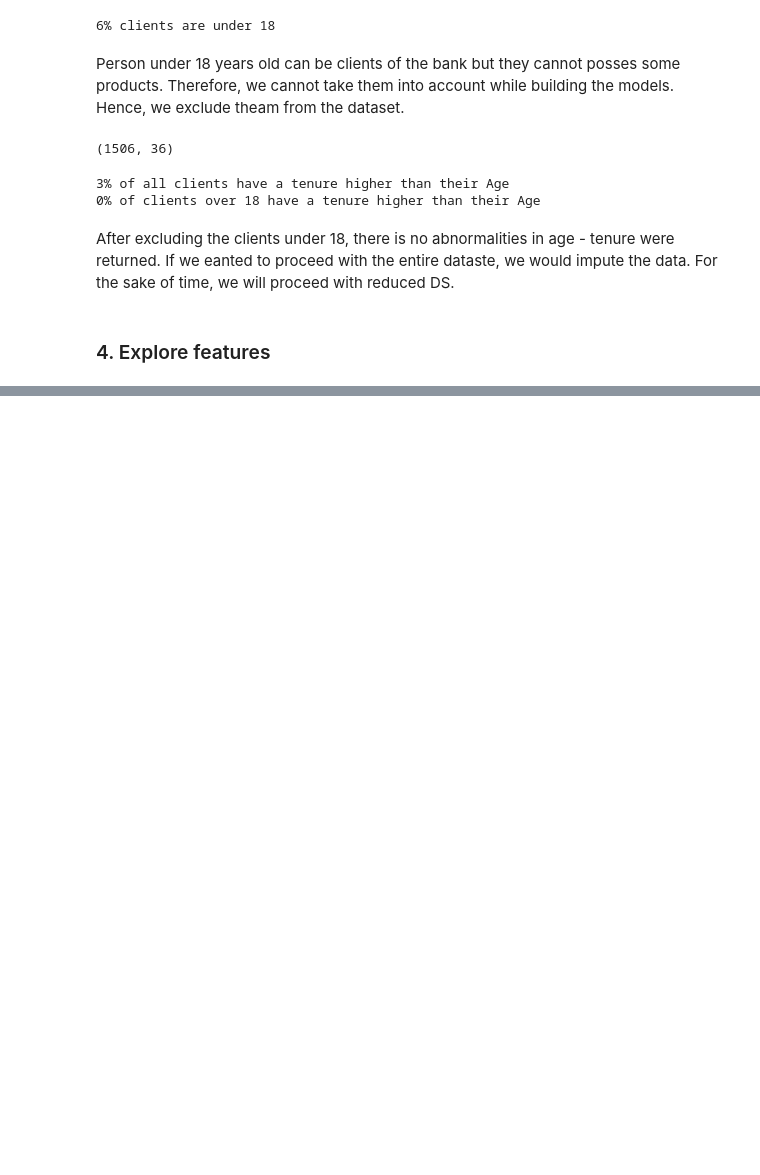
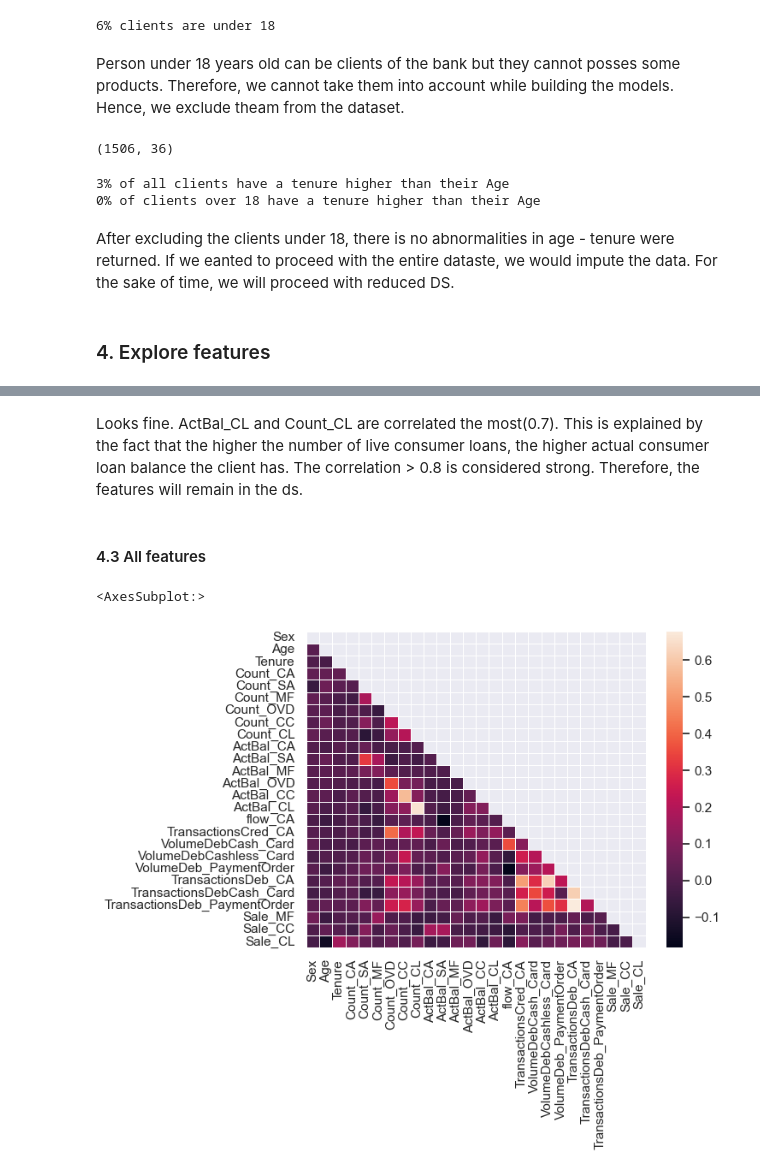
Before and after one commit to ahryho/direct-marketing-optimisation, a Jupyter notebook: notebooks/02_exploratory_data_analysis.ipynb, the cells around one changed output, grey strips where cells are left out. Cells and saved outputs as stored; diff of their text form; code cells hidden in the pictures; blank space fills up the shorter version.

```diff
--- a/notebooks/02_exploratory_data_analysis.ipynb
+++ b/notebooks/02_exploratory_data_analysis.ipynb
@@ -130,0 +197,13 @@ dmo_test = dmo_18plus[dmo_18plus['Sale_MF'].isna()]
+# %% [markdown]
+Looks fine. ActBal_CL and Count_CL are correlated the most(0.7). This is explained by the fact that the higher the number of live consumer loans, the higher actual consumer loan balance the client has. The correlation > 0.8 is considered strong. Therefore, the features will remain in the ds.
+# %% [markdown]
+#### 4.3 All features
+# %%
+dmo_cor = dmo[soc_dem + products_act_bal + inflow_outflow + sales].corr()
+
+mask = np.triu(np.ones_like(dmo_cor))
+
+sns.heatmap(dmo_cor, annot=False, linewidth=.5, mask=mask, xticklabels=True, yticklabels=True)
+# %% [output]
+<AxesSubplot:>
+[figure, added]
```
Also changed, not shown: parts of 16 cells of this notebook.
